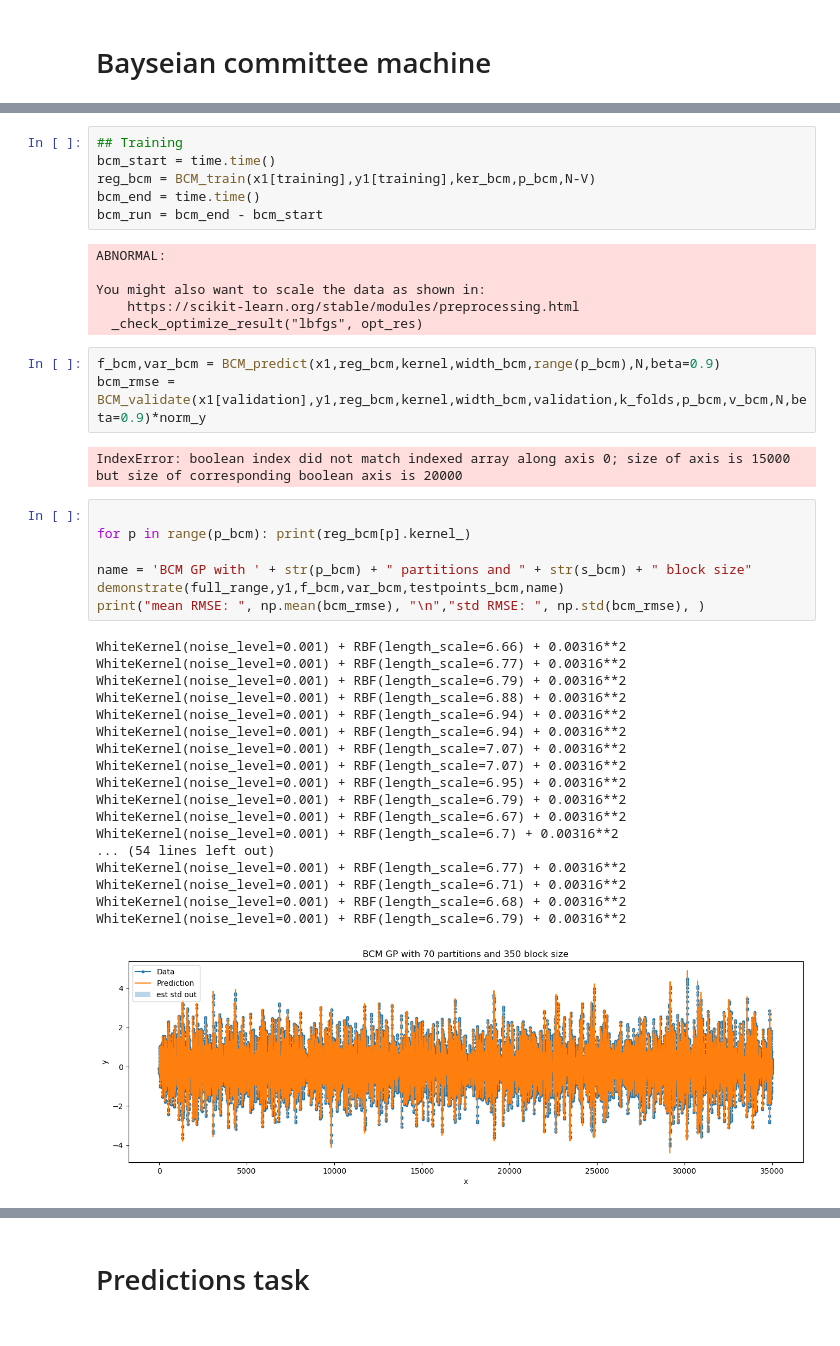
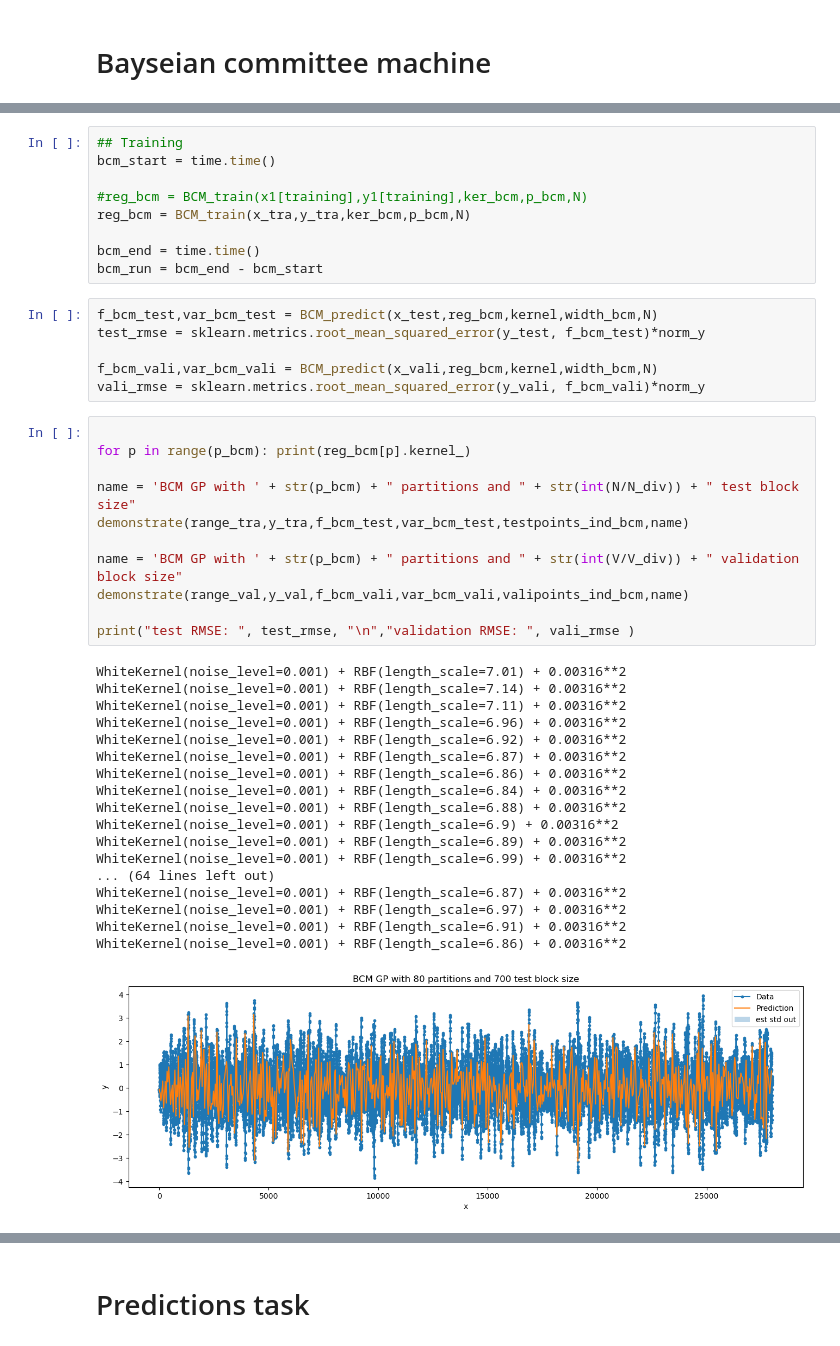
Before and after one commit to Nitin345614/ML4SC-Design-Assignment-G20, a Jupyter notebook: GP-sandbox.ipynb, the cells around one changed output, grey strips where cells are left out. Cells and saved outputs as stored; diff of their text form.

```diff
--- a/GP-sandbox.ipynb
+++ b/GP-sandbox.ipynb
@@ -453,43 +190,45 @@ def BCM_validate(x22,y1,reg_bcm,kernel,width_bcm,testpoints_bcm,k_folds,p_bcm,v_
 # %%
 ## Training
 bcm_start = time.time()
-reg_bcm = BCM_train(x1[training],y1[training],ker_bcm,p_bcm,N-V)
+
+#reg_bcm = BCM_train(x1[training],y1[training],ker_bcm,p_bcm,N)
+reg_bcm = BCM_train(x_tra,y_tra,ker_bcm,p_bcm,N)
+
 bcm_end = time.time()
 bcm_run = bcm_end - bcm_start
-# %% [output]
-ABNORMAL:
-
-You might also want to scale the data as shown in:
-    https://scikit-learn.org/stable/modules/preprocessing.html
-  _check_optimize_result("lbfgs", opt_res)
 # %%
-f_bcm,var_bcm = BCM_predict(x1,reg_bcm,kernel,width_bcm,range(p_bcm),N,beta=0.9)
-bcm_rmse = BCM_validate(x1[validation],y1,reg_bcm,kernel,width_bcm,validation,k_folds,p_bcm,v_bcm,N,beta=0.9)*norm_y
+f_bcm_test,var_bcm_test = BCM_predict(x_test,reg_bcm,kernel,width_bcm,N)
+test_rmse = sklearn.metrics.root_mean_squared_error(y_test, f_bcm_test)*norm_y
+
+f_bcm_vali,var_bcm_vali = BCM_predict(x_vali,reg_bcm,kernel,width_bcm,N)
+vali_rmse = sklearn.metrics.root_mean_squared_error(y_vali, f_bcm_vali)*norm_y
-# %% [output]
-IndexError: boolean index did not match indexed array along axis 0; size of axis is 15000 but size of corresponding boolean axis is 20000
 # %%
 
 for p in range(p_bcm): print(reg_bcm[p].kernel_)
 
-name = 'BCM GP with ' + str(p_bcm) + " partitions and " + str(s_bcm) + " block size"
-demonstrate(full_range,y1,f_bcm,var_bcm,testpoints_bcm,name)
-print("mean RMSE: ", np.mean(bcm_rmse), "\n","std RMSE: ", np.std(bcm_rmse), )
+name = 'BCM GP with ' + str(p_bcm) + " partitions and " + str(int(N/N_div)) + " test block size"
+demonstrate(range_tra,y_tra,f_bcm_test,var_bcm_test,testpoints_ind_bcm,name)
+
+name = 'BCM GP with ' + str(p_bcm) + " partitions and " + str(int(V/V_div)) + " validation block size"
+demonstrate(range_val,y_val,f_bcm_vali,var_bcm_vali,valipoints_ind_bcm,name)
+
+print("test RMSE: ", test_rmse, "\n","validation RMSE: ", vali_rmse )
 # %% [output]
-WhiteKernel(noise_level=0.001) + RBF(length_scale=6.66) + 0.00316**2
-WhiteKernel(noise_level=0.001) + RBF(length_scale=6.77) + 0.00316**2
-WhiteKernel(noise_level=0.001) + RBF(length_scale=6.79) + 0.00316**2
+WhiteKernel(noise_level=0.001) + RBF(length_scale=7.01) + 0.00316**2
+WhiteKernel(noise_level=0.001) + RBF(length_scale=7.14) + 0.00316**2
+WhiteKernel(noise_level=0.001) + RBF(length_scale=7.11) + 0.00316**2
+WhiteKernel(noise_level=0.001) + RBF(length_scale=6.96) + 0.00316**2
+WhiteKernel(noise_level=0.001) + RBF(length_scale=6.92) + 0.00316**2
+WhiteKernel(noise_level=0.001) + RBF(length_scale=6.87) + 0.00316**2
+WhiteKernel(noise_level=0.001) + RBF(length_scale=6.86) + 0.00316**2
+WhiteKernel(noise_level=0.001) + RBF(length_scale=6.84) + 0.00316**2
 WhiteKernel(noise_level=0.001) + RBF(length_scale=6.88) + 0.00316**2
-WhiteKernel(noise_level=0.001) + RBF(length_scale=6.94) + 0.00316**2
-WhiteKernel(noise_level=0.001) + RBF(length_scale=6.94) + 0.00316**2
-WhiteKernel(noise_level=0.001) + RBF(length_scale=7.07) + 0.00316**2
-WhiteKernel(noise_level=0.001) + RBF(length_scale=7.07) + 0.00316**2
-WhiteKernel(noise_level=0.001) + RBF(length_scale=6.95) + 0.00316**2
-WhiteKernel(noise_level=0.001) + RBF(length_scale=6.79) + 0.00316**2
-WhiteKernel(noise_level=0.001) + RBF(length_scale=6.67) + 0.00316**2
-WhiteKernel(noise_level=0.001) + RBF(length_scale=6.7) + 0.00316**2
-... (54 lines left out)
-WhiteKernel(noise_level=0.001) + RBF(length_scale=6.77) + 0.00316**2
-WhiteKernel(noise_level=0.001) + RBF(length_scale=6.71) + 0.00316**2
-WhiteKernel(noise_level=0.001) + RBF(length_scale=6.68) + 0.00316**2
-WhiteKernel(noise_level=0.001) + RBF(length_scale=6.79) + 0.00316**2
+WhiteKernel(noise_level=0.001) + RBF(length_scale=6.9) + 0.00316**2
+WhiteKernel(noise_level=0.001) + RBF(length_scale=6.89) + 0.00316**2
+WhiteKernel(noise_level=0.001) + RBF(length_scale=6.99) + 0.00316**2
+... (64 lines left out)
+WhiteKernel(noise_level=0.001) + RBF(length_scale=6.87) + 0.00316**2
+WhiteKernel(noise_level=0.001) + RBF(length_scale=6.97) + 0.00316**2
+WhiteKernel(noise_level=0.001) + RBF(length_scale=6.91) + 0.00316**2
+WhiteKernel(noise_level=0.001) + RBF(length_scale=6.86) + 0.00316**2
-[figure, old version]
+[figure, new version]
```
Also changed, not shown: parts of 20 cells of this notebook, 3 other files.
